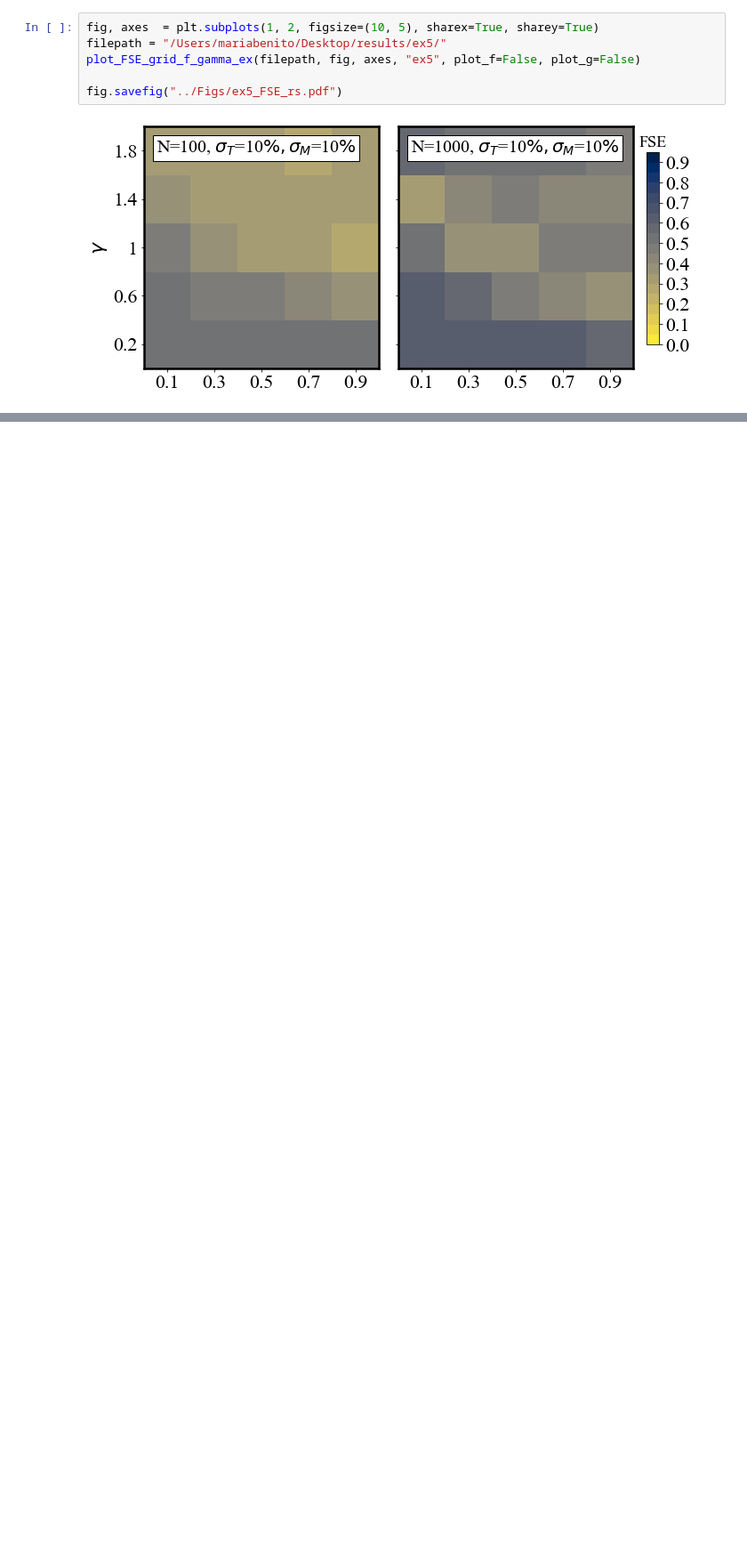
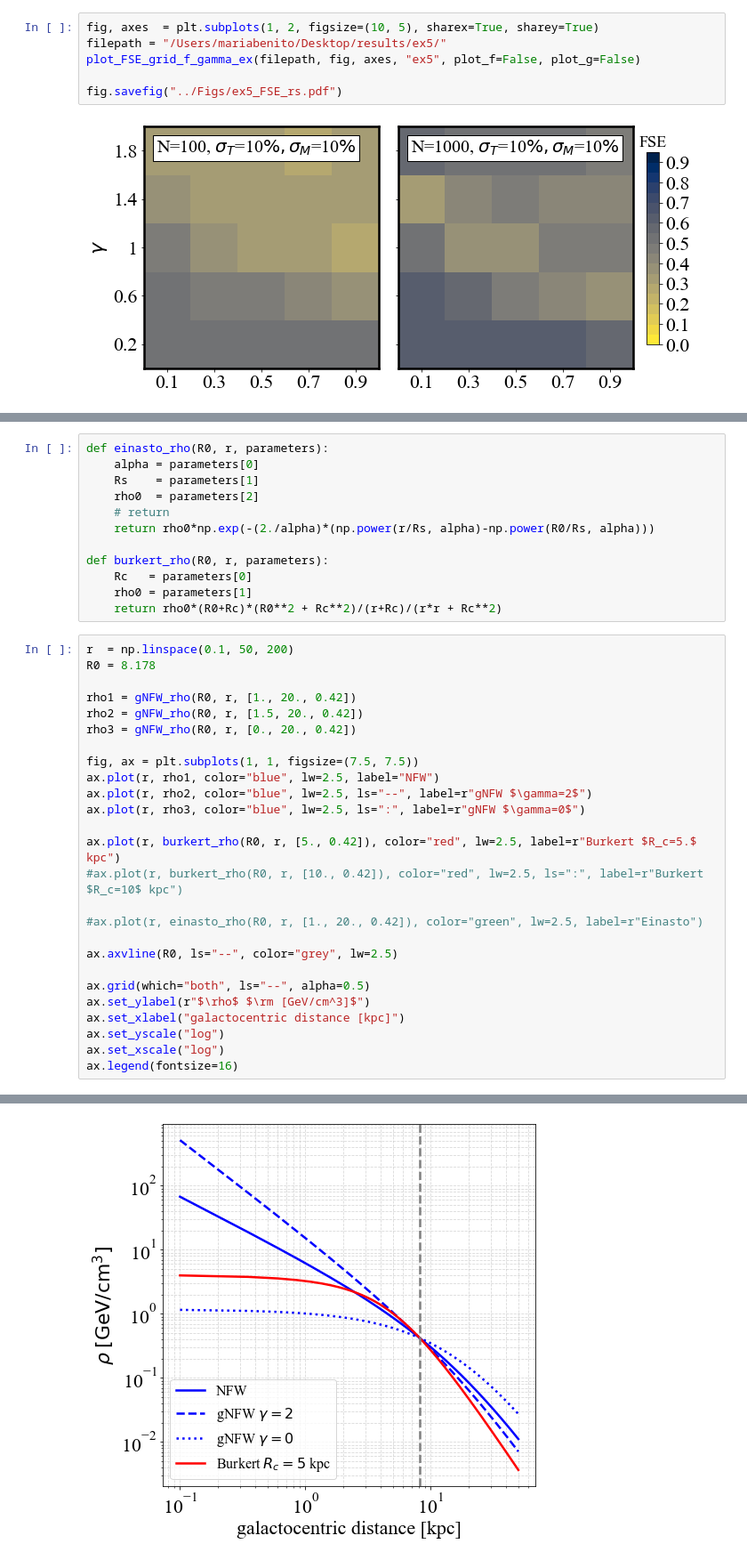
Before and after one commit to SvPoder/exoplanets, a Jupyter notebook: jupyter-notebook/reconstructed_DM.ipynb, the cells around one changed output, grey strips where cells are left out. Shown at 89% size. Saved outputs shown, nothing was run; the diff lists cells and outputs as text; blank space fills up the shorter version.

```diff
--- a/jupyter-notebook/reconstructed_DM.ipynb
+++ b/jupyter-notebook/reconstructed_DM.ipynb
@@ -713,0 +700,39 @@ fig.savefig("../Figs/ex5_FSE_rs.pdf")
+# %%
+def einasto_rho(R0, r, parameters):
+    alpha = parameters[0]
+    Rs    = parameters[1]
+    rho0  = parameters[2]
+    # return
+    return rho0*np.exp(-(2./alpha)*(np.power(r/Rs, alpha)-np.power(R0/Rs, alpha)))
+
+def burkert_rho(R0, r, parameters):
+    Rc   = parameters[0]
+    rho0 = parameters[1]
+    return rho0*(R0+Rc)*(R0**2 + Rc**2)/(r+Rc)/(r*r + Rc**2)
+# %%
+r  = np.linspace(0.1, 50, 200)
+R0 = 8.178
+
+rho1 = gNFW_rho(R0, r, [1., 20., 0.42])
+rho2 = gNFW_rho(R0, r, [1.5, 20., 0.42])
+rho3 = gNFW_rho(R0, r, [0., 20., 0.42])
+
+fig, ax = plt.subplots(1, 1, figsize=(7.5, 7.5))
+ax.plot(r, rho1, color="blue", lw=2.5, label="NFW")
+ax.plot(r, rho2, color="blue", lw=2.5, ls="--", label=r"gNFW $\gamma=2$")
+ax.plot(r, rho3, color="blue", lw=2.5, ls=":", label=r"gNFW $\gamma=0$")
+
+ax.plot(r, burkert_rho(R0, r, [5., 0.42]), color="red", lw=2.5, label=r"Burkert $R_c=5.$ kpc")
+#ax.plot(r, burkert_rho(R0, r, [10., 0.42]), color="red", lw=2.5, ls=":", label=r"Burkert $R_c=10$ kpc")
+
+#ax.plot(r, einasto_rho(R0, r, [1., 20., 0.42]), color="green", lw=2.5, label=r"Einasto")
+
+ax.axvline(R0, ls="--", color="grey", lw=2.5)
+
+ax.grid(which="both", ls="--", alpha=0.5)
+ax.set_ylabel(r"$\rho$ $\rm [GeV/cm^3]$")
+ax.set_xlabel("galactocentric distance [kpc]")
+ax.set_yscale("log")
+ax.set_xscale("log")
+ax.legend(fontsize=16)
+# %% [output]
@@ -713,0 +740 @@ fig.savefig("../Figs/ex5_FSE_rs.pdf")
+[figure, added]
```
Also changed, not shown: parts of 4 cells of this notebook, 2 other files.
